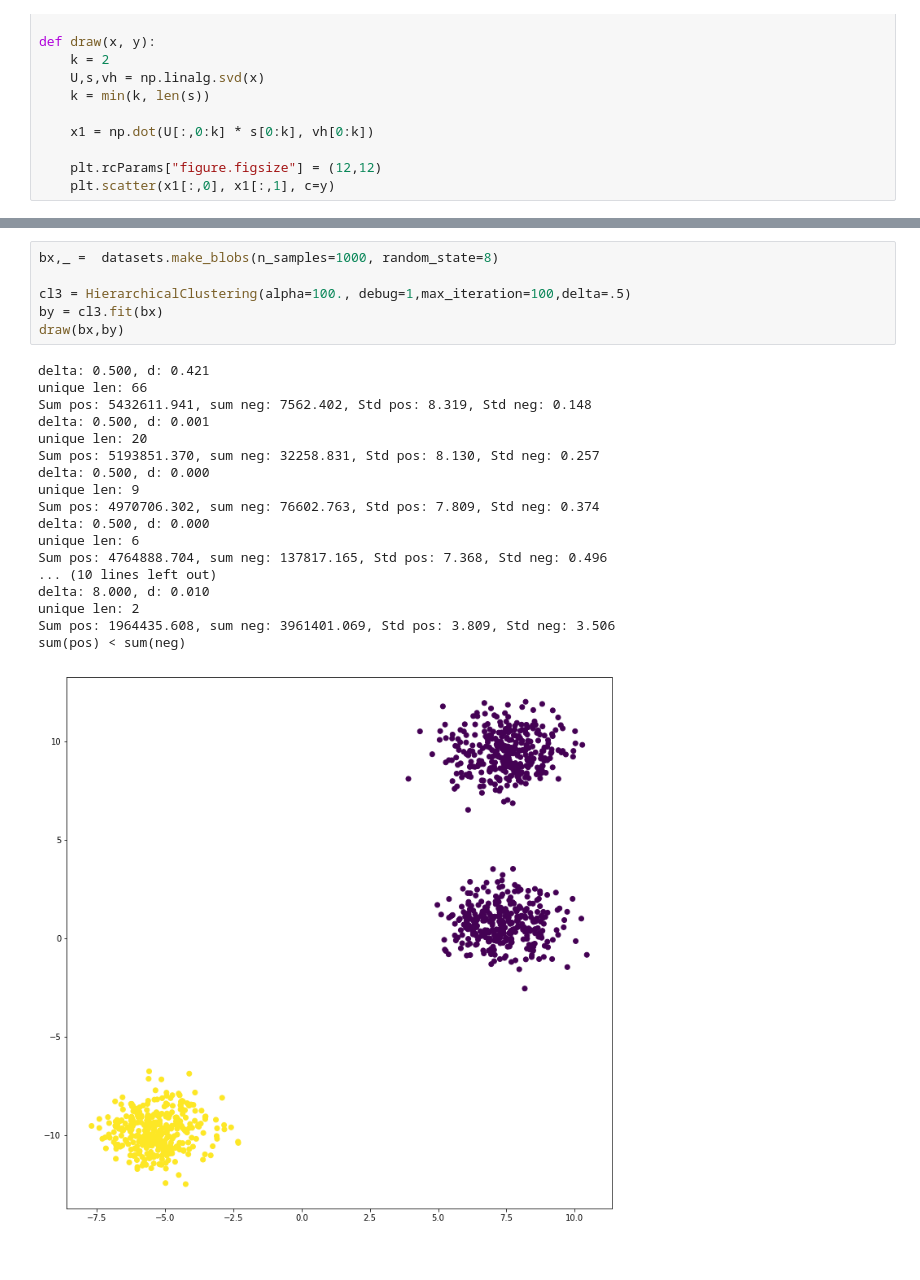
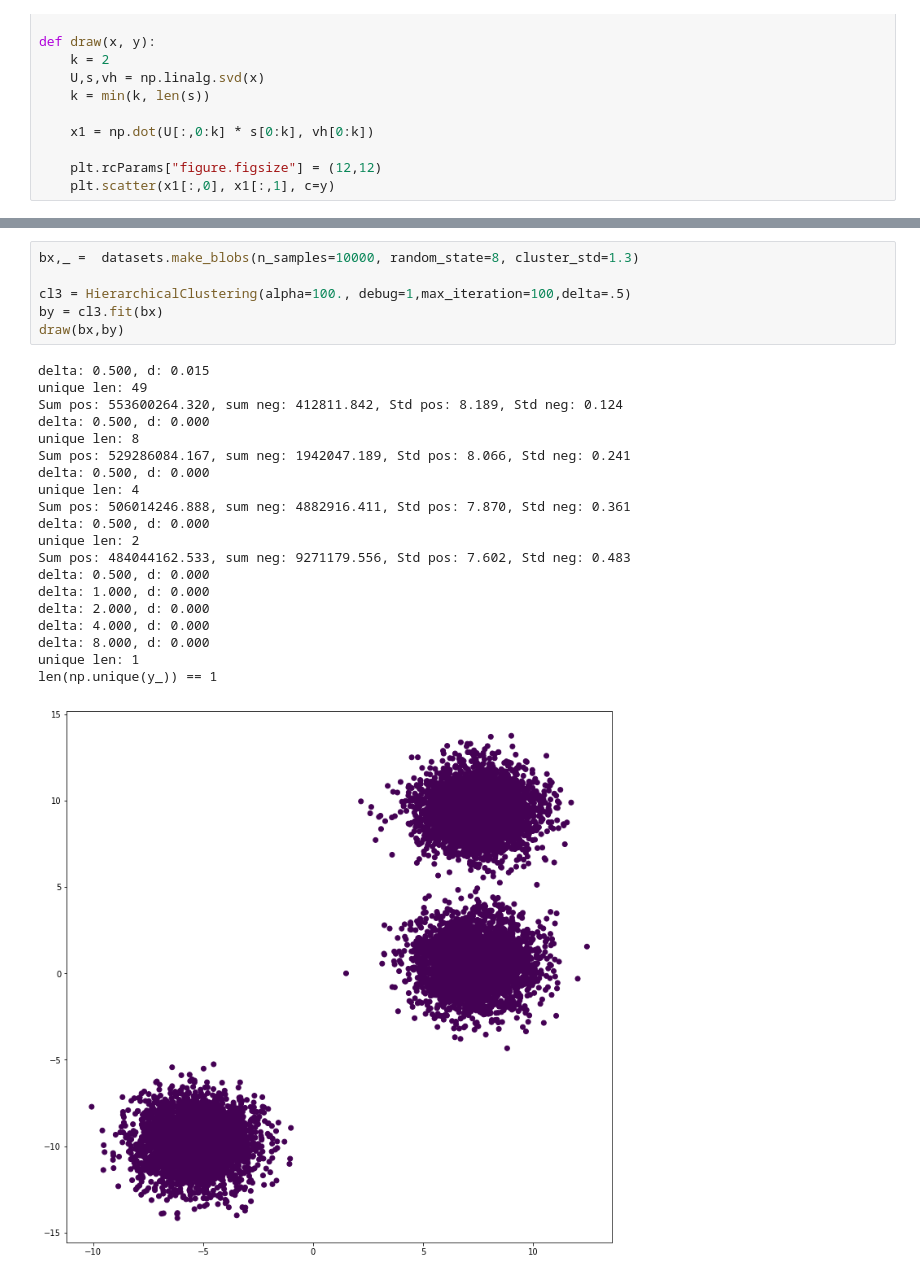
Before and after one commit to vench/study, a Jupyter notebook: Algorithm.ipynb, the cells around one changed output, grey strips where cells are left out. Drawn from its saved outputs; the diff is of its cells as text.

```diff
--- a/Algorithm.ipynb
+++ b/Algorithm.ipynb
@@ -282,26 +286,28 @@ draw(mx,cl2._c_all[n])
 # %%
-bx,_ =  datasets.make_blobs(n_samples=1000, random_state=8)
+bx,_ =  datasets.make_blobs(n_samples=10000, random_state=8, cluster_std=1.3)
 
 cl3 = HierarchicalClustering(alpha=100., debug=1,max_iteration=100,delta=.5)
 by = cl3.fit(bx)
 draw(bx,by)
 # %% [output]
-delta: 0.500, d: 0.421
-unique len: 66
-Sum pos: 5432611.941, sum neg: 7562.402, Std pos: 8.319, Std neg: 0.148
-delta: 0.500, d: 0.001
-unique len: 20
-Sum pos: 5193851.370, sum neg: 32258.831, Std pos: 8.130, Std neg: 0.257
+delta: 0.500, d: 0.015
+unique len: 49
+Sum pos: 553600264.320, sum neg: 412811.842, Std pos: 8.189, Std neg: 0.124
 delta: 0.500, d: 0.000
-unique len: 9
-Sum pos: 4970706.302, sum neg: 76602.763, Std pos: 7.809, Std neg: 0.374
+unique len: 8
+Sum pos: 529286084.167, sum neg: 1942047.189, Std pos: 8.066, Std neg: 0.241
 delta: 0.500, d: 0.000
-unique len: 6
-Sum pos: 4764888.704, sum neg: 137817.165, Std pos: 7.368, Std neg: 0.496
-... (10 lines left out)
-delta: 8.000, d: 0.010
+unique len: 4
+Sum pos: 506014246.888, sum neg: 4882916.411, Std pos: 7.870, Std neg: 0.361
+delta: 0.500, d: 0.000
 unique len: 2
-Sum pos: 1964435.608, sum neg: 3961401.069, Std pos: 3.809, Std neg: 3.506
-sum(pos) < sum(neg)
+Sum pos: 484044162.533, sum neg: 9271179.556, Std pos: 7.602, Std neg: 0.483
+delta: 0.500, d: 0.000
+delta: 1.000, d: 0.000
+delta: 2.000, d: 0.000
+delta: 4.000, d: 0.000
+delta: 8.000, d: 0.000
+unique len: 1
+len(np.unique(y_)) == 1
-[figure, old version]
+[figure, new version]
 # %%
```
Also changed, not shown: parts of 8 cells of this notebook, 1 other file.
